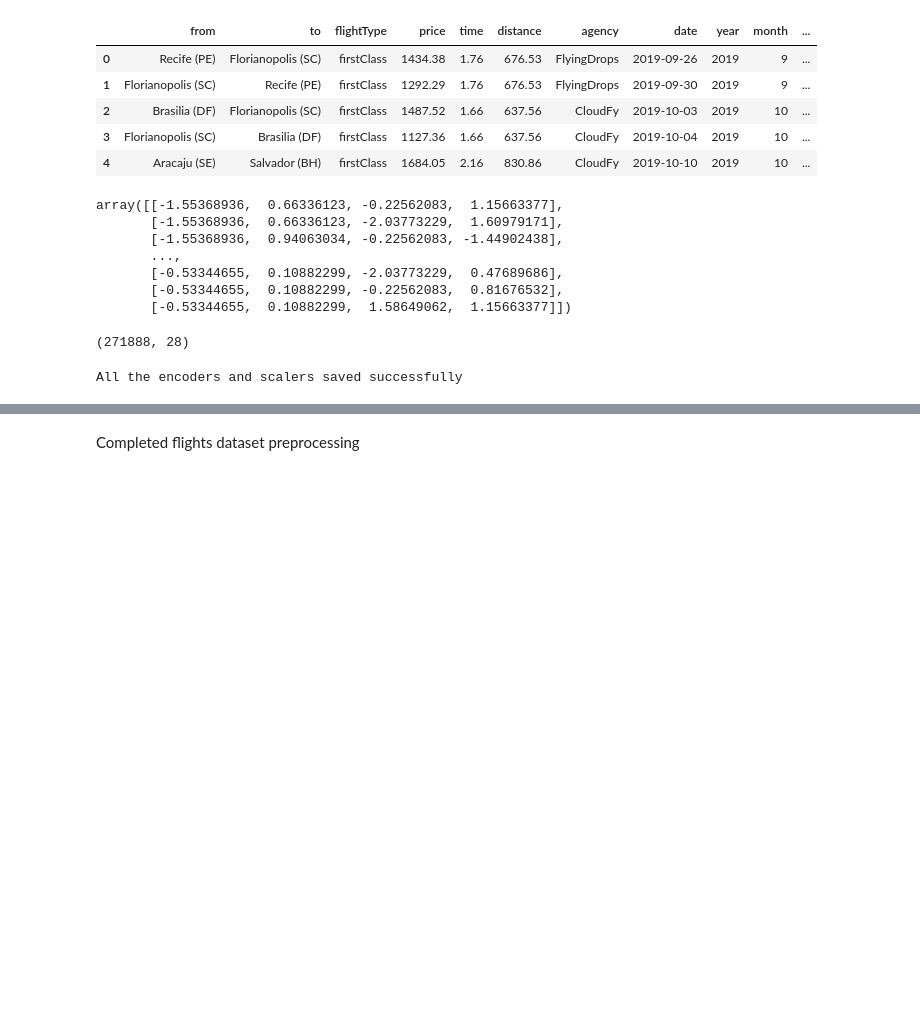
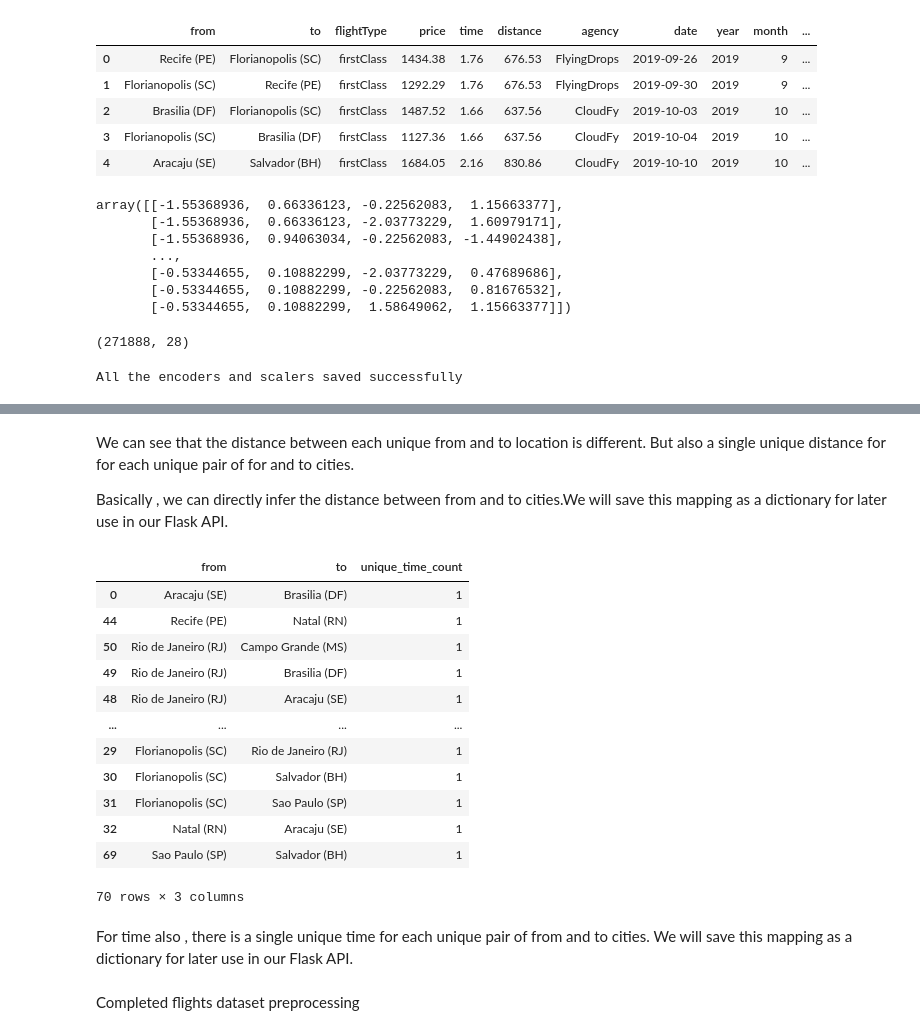
Before and after one commit to AnkurBhatt07/Voyage-Analytics-Capstone-Project, a Jupyter notebook: flights_preprocessing.ipynb, the cells around one changed output, grey strips where cells are left out. Cells and saved outputs as stored; diff of their text form; code cells hidden in the pictures; blank space fills up the shorter version.

```diff
--- a/flights_preprocessing.ipynb
+++ b/flights_preprocessing.ipynb
@@ -201,0 +285,4 @@ np.savez("data/flights_cleaned.npz" , X = final_matrix , y = y)
+# %% [markdown]
+We can see that the distance between each unique from and to location is different. But also a single unique distance for for each unique pair of for and to cities.
+
+Basically , we can directly infer the distance between from and to cities.We will save this mapping as a dictionary for later use in our Flask API.
@@ -201,0 +304,28 @@ np.savez("data/flights_cleaned.npz" , X = final_matrix , y = y)
+# %%
+# Now inspecting for time feature
+
+# Checking how many unique time values are there for each unique from and to city pair
+
+time_variation = (
+    flights
+    .groupby(["from", "to"])["time"]
+    .nunique()
+    .reset_index(name="unique_time_count")
+)
+time_variation.sort_values("unique_time_count", ascending=False)
+# %% [output]
+|  | from | to | unique_time_count |
+| 0 | Aracaju (SE) | Brasilia (DF) | 1 |
+| 44 | Recife (PE) | Natal (RN) | 1 |
+| 50 | Rio de Janeiro (RJ) | Campo Grande (MS) | 1 |
+| 49 | Rio de Janeiro (RJ) | Brasilia (DF) | 1 |
+| 48 | Rio de Janeiro (RJ) | Aracaju (SE) | 1 |
+| ... | ... | ... | ... |
+| 29 | Florianopolis (SC) | Rio de Janeiro (RJ) | 1 |
+| 30 | Florianopolis (SC) | Salvador (BH) | 1 |
+| 31 | Florianopolis (SC) | Sao Paulo (SP) | 1 |
+| 32 | Natal (RN) | Aracaju (SE) | 1 |
+| 69 | Sao Paulo (SP) | Salvador (BH) | 1 |
+70 rows × 3 columns
+# %% [markdown]
+For time also , there is a single unique time for each unique pair of from and to cities. We will save this mapping as a dictionary for later use in our Flask API.
```
Also changed, not shown: parts of 10 cells of this notebook, 14 other files.
